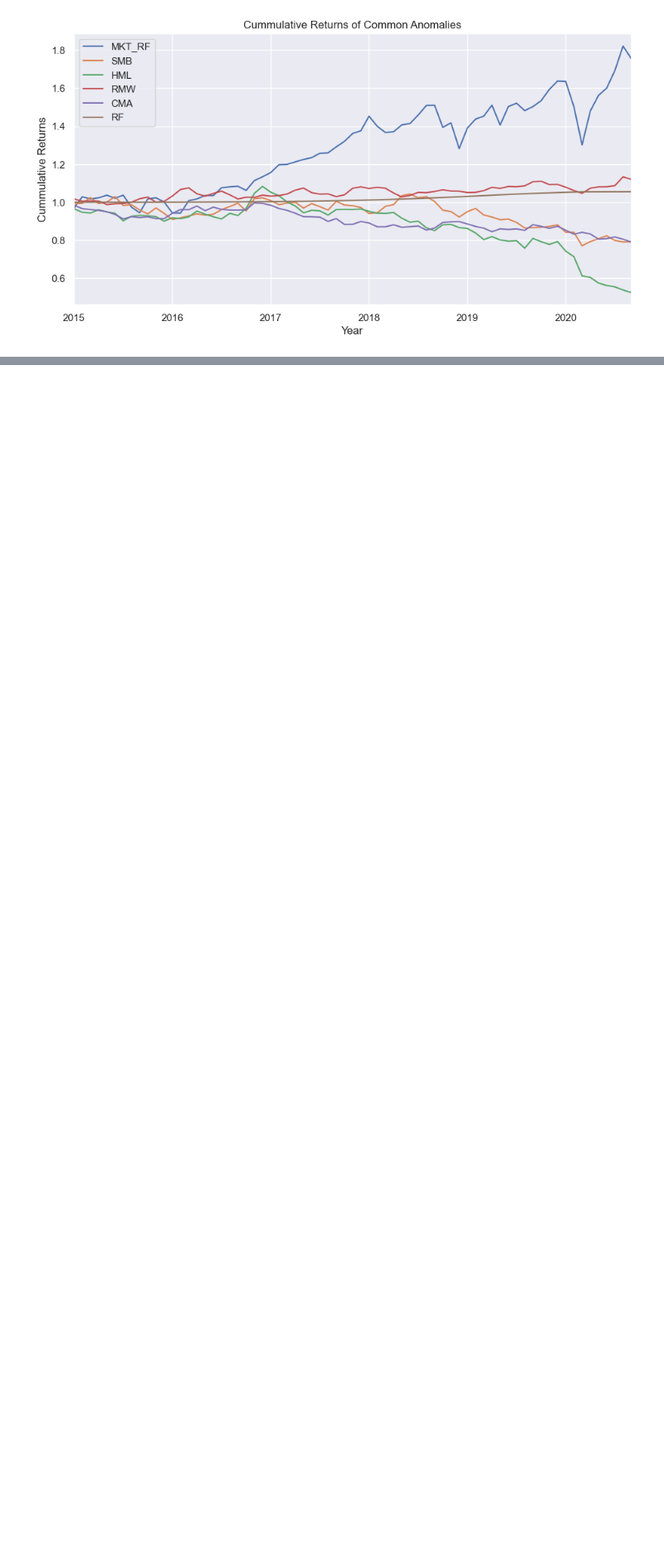
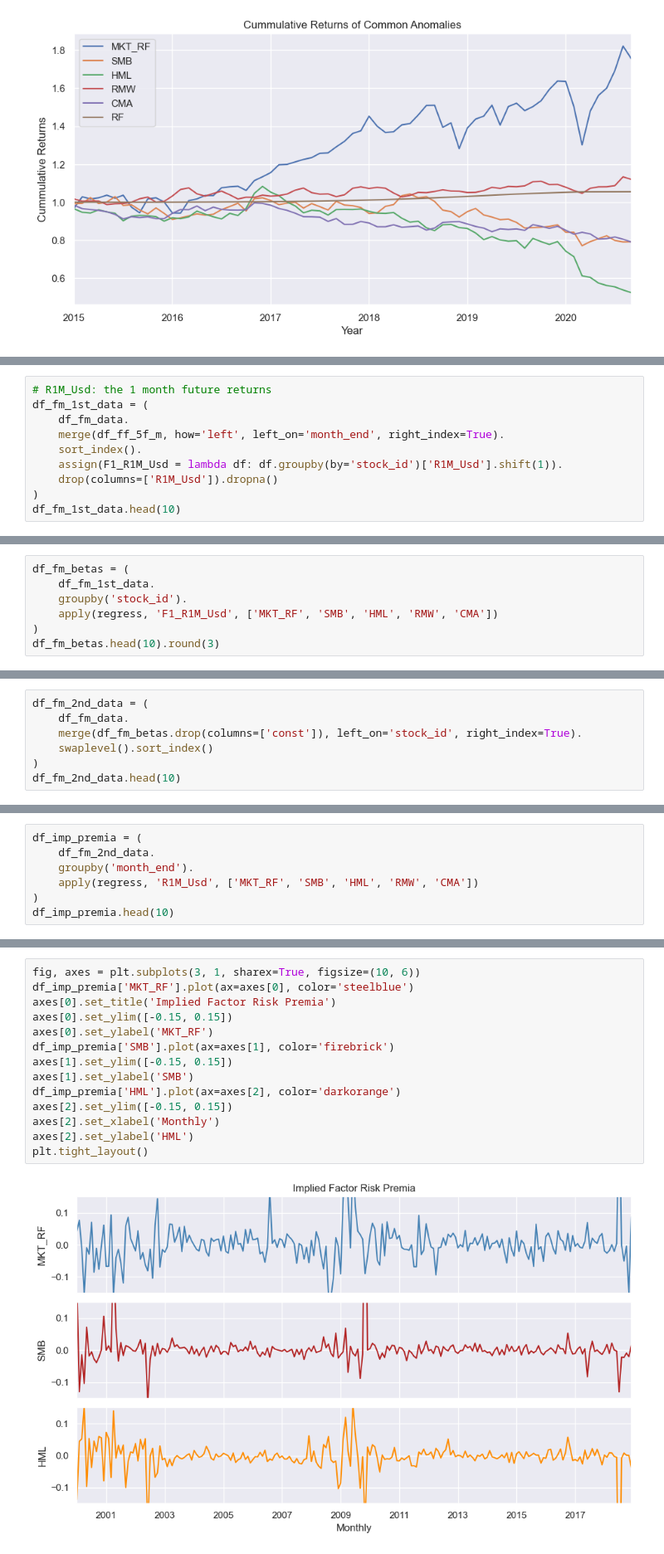
Before and after one commit to ronnieqt/mlfactor-py, a Jupyter notebook: 3_factor_investing.ipynb, the cells around one changed output, grey strips where cells are left out. Shown at 83% size. Cells and saved outputs as stored; diff of their text form; blank space fills up the shorter version.

Commit message:
finished fama-macbeth regression in chapter 3

```diff
--- a/3_factor_investing.ipynb
+++ b/3_factor_investing.ipynb
@@ -106,0 +144,10 @@ pass
+# %%
+# R1M_Usd: the 1 month future returns
+df_fm_1st_data = (
+    df_fm_data.
+    merge(df_ff_5f_m, how='left', left_on='month_end', right_index=True).
+    sort_index().
+    assign(F1_R1M_Usd = lambda df: df.groupby(by='stock_id')['R1M_Usd'].shift(1)).
+    drop(columns=['R1M_Usd']).dropna()
+)
+df_fm_1st_data.head(10)
@@ -106,0 +167,7 @@ pass
+# %%
+df_fm_betas = (
+    df_fm_1st_data.
+    groupby('stock_id').
+    apply(regress, 'F1_R1M_Usd', ['MKT_RF', 'SMB', 'HML', 'RMW', 'CMA'])
+)
+df_fm_betas.head(10).round(3)
@@ -106,0 +189,7 @@ pass
+# %%
+df_fm_2nd_data = (
+    df_fm_data.
+    merge(df_fm_betas.drop(columns=['const']), left_on='stock_id', right_index=True).
+    swaplevel().sort_index()
+)
+df_fm_2nd_data.head(10)
@@ -106,0 +209,7 @@ pass
+# %%
+df_imp_premia = (
+    df_fm_2nd_data.
+    groupby('month_end').
+    apply(regress, 'R1M_Usd', ['MKT_RF', 'SMB', 'HML', 'RMW', 'CMA'])
+)
+df_imp_premia.head(10)
@@ -106,0 +229,16 @@ pass
+# %%
+fig, axes = plt.subplots(3, 1, sharex=True, figsize=(10, 6))
+df_imp_premia['MKT_RF'].plot(ax=axes[0], color='steelblue')
+axes[0].set_title('Implied Factor Risk Premia')
+axes[0].set_ylim([-0.15, 0.15])
+axes[0].set_ylabel('MKT_RF')
+df_imp_premia['SMB'].plot(ax=axes[1], color='firebrick')
+axes[1].set_ylim([-0.15, 0.15])
+axes[1].set_ylabel('SMB')
+df_imp_premia['HML'].plot(ax=axes[2], color='darkorange')
+axes[2].set_ylim([-0.15, 0.15])
+axes[2].set_xlabel('Monthly')
+axes[2].set_ylabel('HML')
+plt.tight_layout()
+# %% [output]
+[figure, added]
```
Also changed, not shown: parts of 17 cells of this notebook, 1 other file.
